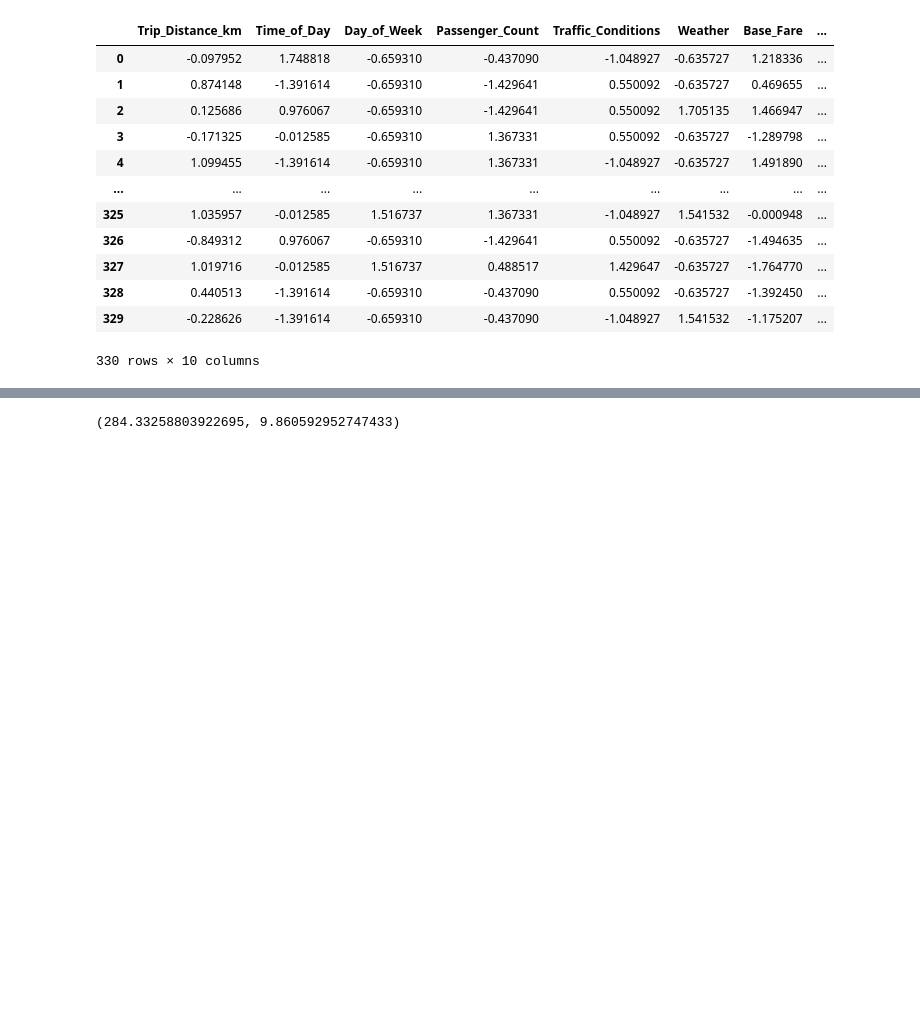
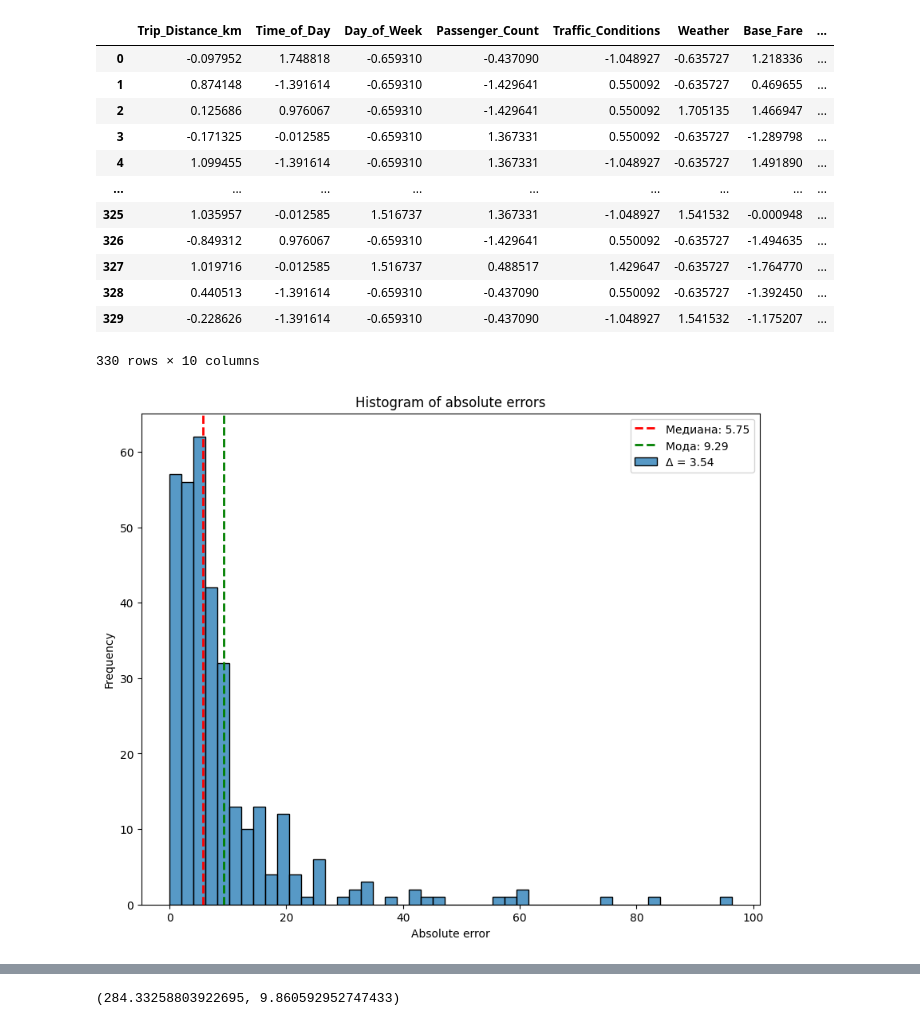
Before and after one commit to VIVALDI142857/ClassificationModelsParams, a Jupyter notebook: regression_parameters.ipynb, the cells around one changed output, grey strips where cells are left out. Cells and saved outputs as stored; diff of their text form; code cells hidden in the pictures; blank space fills up the shorter version.

```diff
--- a/regression_parameters.ipynb
+++ b/regression_parameters.ipynb
@@ -260,0 +259,26 @@ dtr = DecisionTreeRegressor()
+# %%
+dtr = RandomForestRegressor()
+dtr.fit(X_train, y_train)
+y_pred = dtr.predict(X_test)
+# %%
+abs_error = np.abs(y_test - y_pred)
+rel_error = np.abs(y_test - y_pred) / y_test
+med_abs = np.median(abs_error)
+mean_abs = np.mean(abs_error)
+med_rel = np.median(rel_error)
+mean_rel = np.mean(rel_error)
+# %%
+plt.figure(figsize=(10, 8))
+sns.histplot(abs_error)
+distance = abs(med_abs - mean_abs)
+
+plt.axvline(med_abs, color='red', linestyle='dashed', linewidth=2, label=f'Медиана: {med_abs:.2f}')
+plt.axvline(mean_abs, color='green', linestyle='dashed', linewidth=2, label=f'Среднее: {mean_abs:.2f}')
+
+plt.xlabel("Absolute error")
+plt.ylabel("Frequency")
+plt.title("Histogram of absolute errors")
+plt.legend([f'Медиана: {med_abs:.2f}', f'Мода: {mean_abs:.2f}', f'Δ = {distance:.2f}'])
+plt.show()
+# %% [output]
+[figure, added]
```
Also changed, not shown: parts of 10 cells of this notebook, 9 other files.
